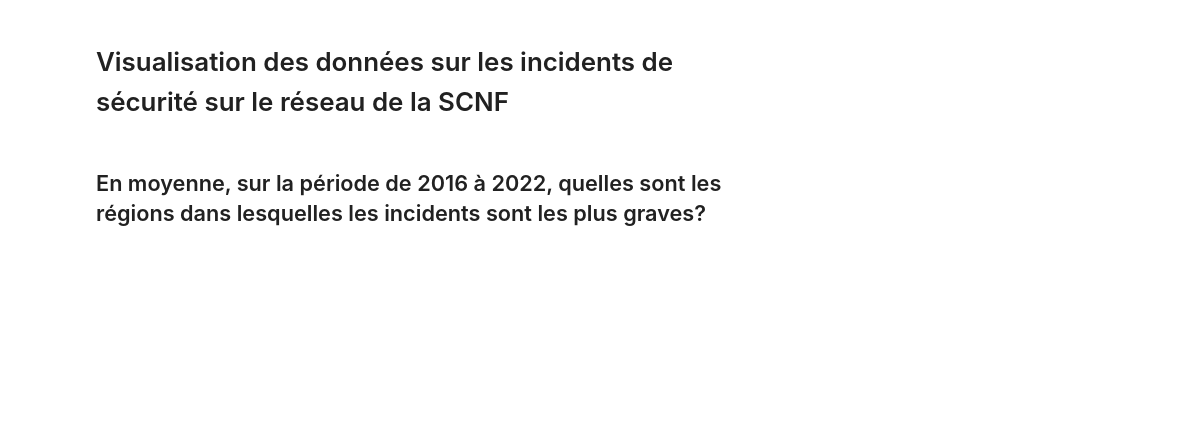
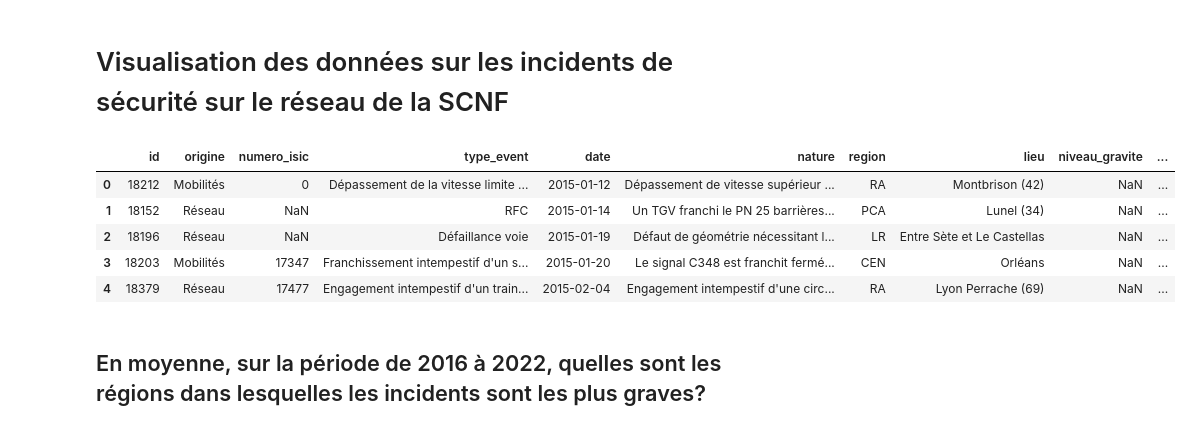
Before and after one commit to gbiaou/Projet_Python_SNCF, a Jupyter notebook: incidents_de_sécurité.ipynb, the cells around one changed output. Cells and saved outputs as stored; diff of their text form; code cells hidden in the pictures; blank space fills up the shorter version.

```diff
--- a/incidents_de_sécurité.ipynb
+++ b/incidents_de_sécurité.ipynb
@@ -10,25 +10,31 @@
 # %%
 ############ Importation des modules nécessaires ##############
 import warnings # gestion des messages d'avertissement
 warnings.filterwarnings('ignore')
 import pandas as pd
 import numpy as np
 import matplotlib.pyplot as plt
 import seaborn as sns
 import datetime  #pour la gestion des dates
 from pywaffle import Waffle
 import wordcloud
 from wordcloud import WordCloud
 import nltk
 import spacy
 #nltk.download('stopwords')
 from nltk.corpus import stopwords
 #nltk.download('punkt')
 
 ########### Importation du jeu de données ############
-url_api="https://ressources.data.sncf.com/api/v2/catalog/datasets/incidents-securite/exports/json?limit=-1&offset=0&lang=fr&timezone=Europe%2FParis"
-incident= pd.read_json(url_api)
-#incident.head()
+incident= pd.read_csv("incident.csv")
+incident.head()
+# %% [output]
+|  | id | origine | numero_isic | type_event | date | nature | region | lieu | niveau_gravite | ... |
+| 0 | 18212 | Mobilités | 0 | Dépassement de la vitesse limite ... | 2015-01-12 | Dépassement de vitesse supérieur ... | RA | Montbrison (42) | NaN | ... |
+| 1 | 18152 | Réseau | NaN | RFC | 2015-01-14 | Un TGV franchi le PN 25 barrières... | PCA | Lunel (34) | NaN | ... |
+| 2 | 18196 | Réseau | NaN | Défaillance voie | 2015-01-19 | Défaut de géométrie nécessitant l... | LR | Entre Sète et Le Castellas | NaN | ... |
+| 3 | 18203 | Mobilités | 17347 | Franchissement intempestif d'un s... | 2015-01-20 | Le signal C348 est franchit fermé... | CEN | Orléans | NaN | ... |
+| 4 | 18379 | Réseau | 17477 | Engagement intempestif d'un train... | 2015-02-04 | Engagement intempestif d'une circ... | RA | Lyon Perrache (69) | NaN | ... |
 # %%
 ######## Retrait des données de 2015 ###########
 incident['annee']=incident['date'].dt.strftime('%Y')
```
Also changed, not shown: parts of 2 cells of this notebook.
